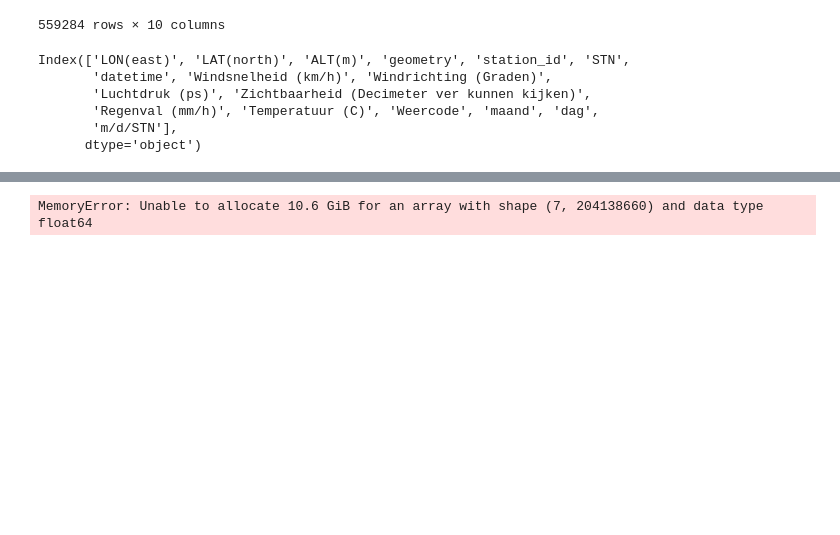
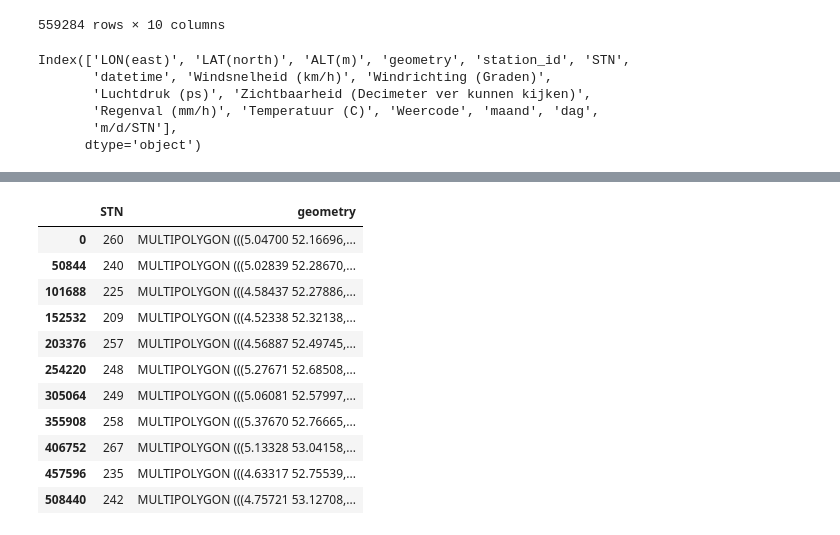
Before and after one commit to tj-072/eindpresentatie_VAv2, a Jupyter notebook: analyse.ipynb, the cells around one changed output, grey strips where cells are left out. Saved outputs shown, nothing was run; the diff lists cells and outputs as text; code cells hidden in the pictures; blank space fills up the shorter version.

```diff
--- a/analyse.ipynb
+++ b/analyse.ipynb
@@ -163,5 +182,18 @@ weer2=weer.groupby('m/d/STN')["Windsnelheid (km/h)", 'Windrichting (Graden)', 'L
+# %%
+weer3
+# %% [output]
+|  | STN | geometry |
+| 0 | 260 | MULTIPOLYGON (((5.04700 52.16696,... |
+| 50844 | 240 | MULTIPOLYGON (((5.02839 52.28670,... |
+| 101688 | 225 | MULTIPOLYGON (((4.58437 52.27886,... |
+| 152532 | 209 | MULTIPOLYGON (((4.52338 52.32138,... |
+| 203376 | 257 | MULTIPOLYGON (((4.56887 52.49745,... |
+| 254220 | 248 | MULTIPOLYGON (((5.27671 52.68508,... |
+| 305064 | 249 | MULTIPOLYGON (((5.06081 52.57997,... |
+| 355908 | 258 | MULTIPOLYGON (((5.37670 52.76665,... |
+| 406752 | 267 | MULTIPOLYGON (((5.13328 53.04158,... |
+| 457596 | 235 | MULTIPOLYGON (((4.63317 52.75539,... |
+| 508440 | 242 | MULTIPOLYGON (((4.75721 53.12708,... |
 # %%
-weer3 = pd.merge(weer2, weer, on='STN')
+weer4 = pd.merge(weer2, weer3, on='STN')
-# %% [output]
-MemoryError: Unable to allocate 10.6 GiB for an array with shape (7, 204138660) and data type float64
 # %%
```
Also changed, not shown: parts of 9 cells of this notebook.
